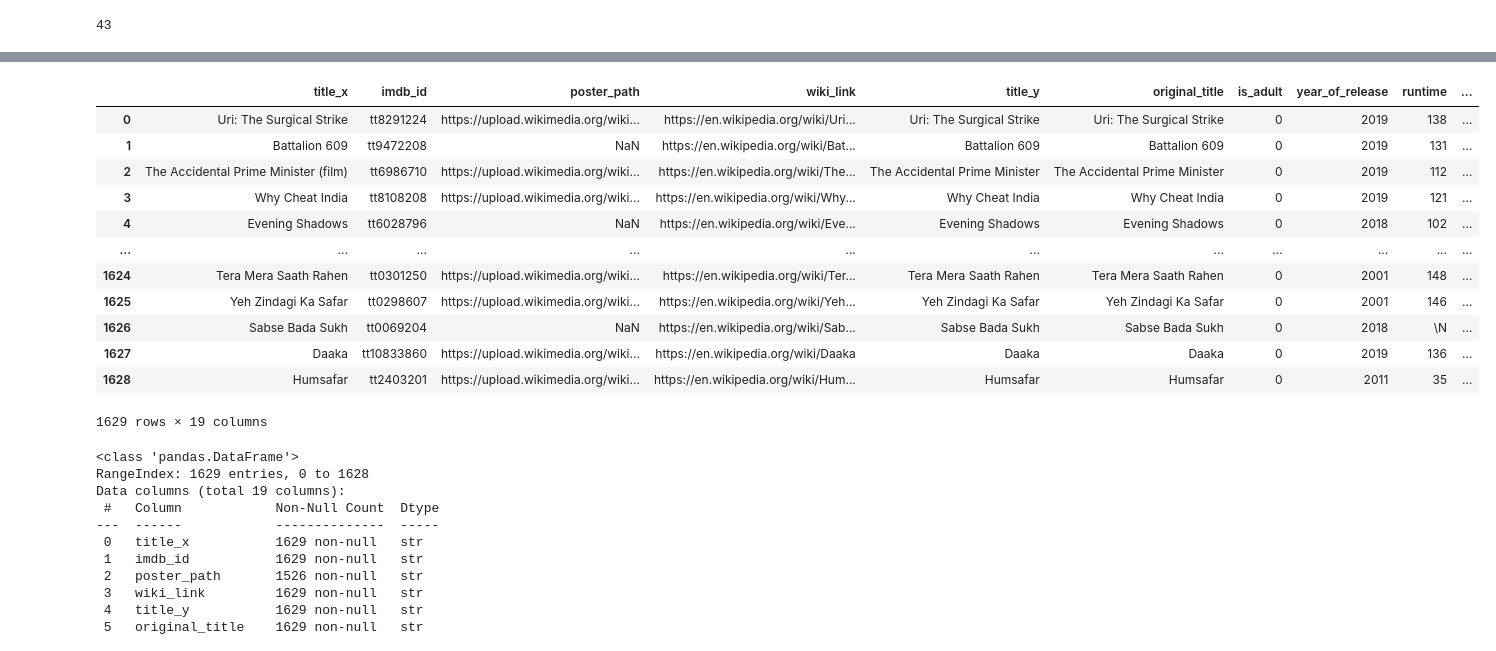
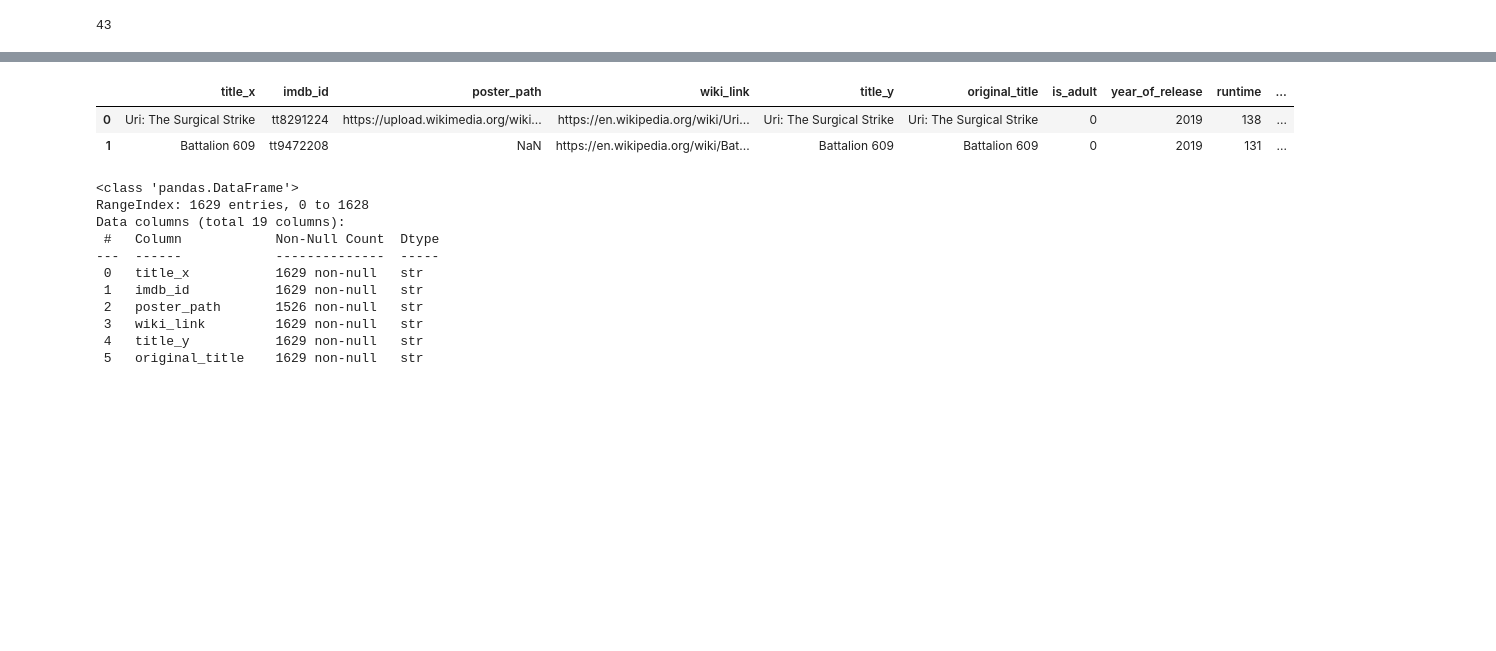
Before and after one commit to mohdayan3060-web/Python-Fundamentals-, a Jupyter notebook: Pandas/pandas_dataframe.ipynb, the cells around one changed output, grey strips where cells are left out. Cells and saved outputs as stored; diff of their text form; code cells hidden in the pictures; blank space fills up the shorter version.

```diff
--- a/Pandas/pandas_dataframe.ipynb
+++ b/Pandas/pandas_dataframe.ipynb
@@ -316,23 +308,13 @@ movie[movie['genres']=='Action']
 # %%
 # Adding new colns
 #completly New
 
 movie['Country']='India'
-movie
+movie.head(2)
 # %% [output]
 |  | title_x | imdb_id | poster_path | wiki_link | title_y | original_title | is_adult | year_of_release | runtime | ... |
 | 0 | Uri: The Surgical Strike | tt8291224 | https://upload.wikimedia.org/wiki... | https://en.wikipedia.org/wiki/Uri... | Uri: The Surgical Strike | Uri: The Surgical Strike | 0 | 2019 | 138 | ... |
 | 1 | Battalion 609 | tt9472208 | NaN | https://en.wikipedia.org/wiki/Bat... | Battalion 609 | Battalion 609 | 0 | 2019 | 131 | ... |
-| 2 | The Accidental Prime Minister (film) | tt6986710 | https://upload.wikimedia.org/wiki... | https://en.wikipedia.org/wiki/The... | The Accidental Prime Minister | The Accidental Prime Minister | 0 | 2019 | 112 | ... |
-| 3 | Why Cheat India | tt8108208 | https://upload.wikimedia.org/wiki... | https://en.wikipedia.org/wiki/Why... | Why Cheat India | Why Cheat India | 0 | 2019 | 121 | ... |
-| 4 | Evening Shadows | tt6028796 | NaN | https://en.wikipedia.org/wiki/Eve... | Evening Shadows | Evening Shadows | 0 | 2018 | 102 | ... |
-| ... | ... | ... | ... | ... | ... | ... | ... | ... | ... | ... |
-| 1624 | Tera Mera Saath Rahen | tt0301250 | https://upload.wikimedia.org/wiki... | https://en.wikipedia.org/wiki/Ter... | Tera Mera Saath Rahen | Tera Mera Saath Rahen | 0 | 2001 | 148 | ... |
-| 1625 | Yeh Zindagi Ka Safar | tt0298607 | https://upload.wikimedia.org/wiki... | https://en.wikipedia.org/wiki/Yeh... | Yeh Zindagi Ka Safar | Yeh Zindagi Ka Safar | 0 | 2001 | 146 | ... |
-| 1626 | Sabse Bada Sukh | tt0069204 | NaN | https://en.wikipedia.org/wiki/Sab... | Sabse Bada Sukh | Sabse Bada Sukh | 0 | 2018 | \N | ... |
-| 1627 | Daaka | tt10833860 | https://upload.wikimedia.org/wiki... | https://en.wikipedia.org/wiki/Daaka | Daaka | Daaka | 0 | 2019 | 136 | ... |
-| 1628 | Humsafar | tt2403201 | https://upload.wikimedia.org/wiki... | https://en.wikipedia.org/wiki/Hum... | Humsafar | Humsafar | 0 | 2011 | 35 | ... |
-1629 rows × 19 columns
 # %%
 #dropping all missing values
 movie.info()
```
Also changed, not shown: parts of 58 cells of this notebook, 4 other files.
